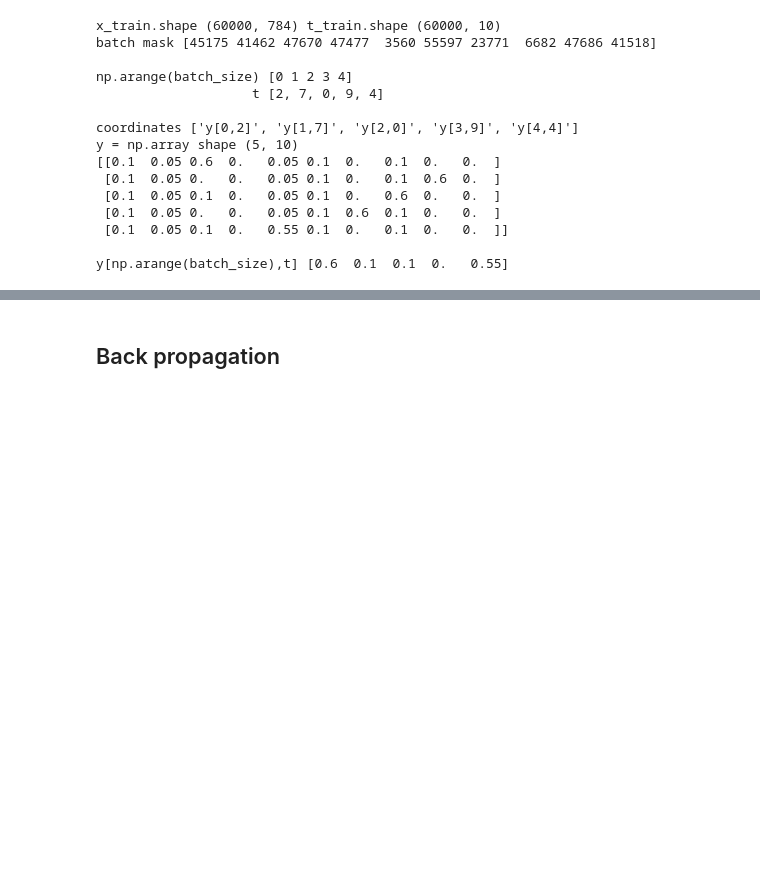
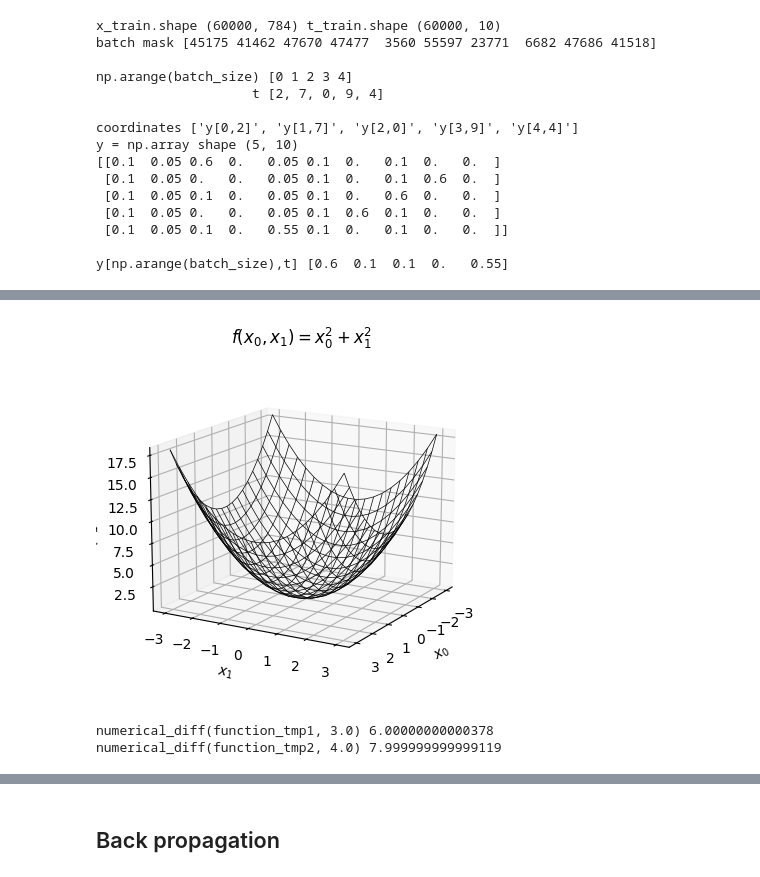
Before and after one commit to jizhang02/Code-Note, a Jupyter notebook: deep_learning_from_scratch.ipynb, the cells around one changed output, grey strips where cells are left out. Saved outputs shown, nothing was run; the diff lists cells and outputs as text; code cells hidden in the pictures; blank space fills up the shorter version.

```diff
--- a/deep_learning_from_scratch.ipynb
+++ b/deep_learning_from_scratch.ipynb
@@ -629,0 +739,51 @@ y[np.arange(batch_size),t] [0.6  0.1  0.1  0.   0.55]
+# %%
+# visualize a multi variable function
+
+import numpy as np
+import matplotlib.pyplot as plt
+from mpl_toolkits.mplot3d import Axes3D
+
+
+def function_2(x0, x1):
+    return x0**2 + x1**2
+
+x0 = np.linspace(-3, 3, 20)
+x1 = np.linspace(-3, 3, 20)
+x0, x1 = np.meshgrid(x0, x1)
+
+z = function_2(x0, x1)
+
+fig = plt.figure(figsize=(6,4))
+ax = fig.add_subplot(111, projection='3d')
+
+ax.plot_wireframe(x0, x1, z, color='black', linewidth=0.5)
+
+ax.set_xlabel('$x_0$')
+ax.set_ylabel('$x_1$')
+ax.set_zlabel('$f(x)$')
+
+ax.dist = 30  # distance，增大可以让图形看起来更远，标签会更清晰
+ax.elev = 15  # Adjust elevation 调整仰角
+ax.azim = 30  # Adjust the azimuth 调整方位角
+
+ax.set_title('$f(x_0, x_1) = x_0^2 + x_1^2$')
+plt.tight_layout()
+plt.show()
+# %% [output]
+[figure, added]
+# %%
+# calculating partial derivatives of fucntion f = x0**2 + x1**2
+
+import numpy as np
+
+# need to fix one variable
+def function_tmp1(x0):
+    return x0*x0 + 4.0**2.0
+def function_tmp2(x1):
+    return 3.0**2.0 + x1*x1
+
+print(f'numerical_diff(function_tmp1, 3.0) {numerical_diff(function_tmp1, 3.0)}')
+print(f'numerical_diff(function_tmp2, 4.0) {numerical_diff(function_tmp2, 4.0)}')
+# %% [output]
+numerical_diff(function_tmp1, 3.0) 6.00000000000378
+numerical_diff(function_tmp2, 4.0) 7.999999999999119
```
Also changed, not shown: parts of 25 cells of this notebook, 2 other files.
